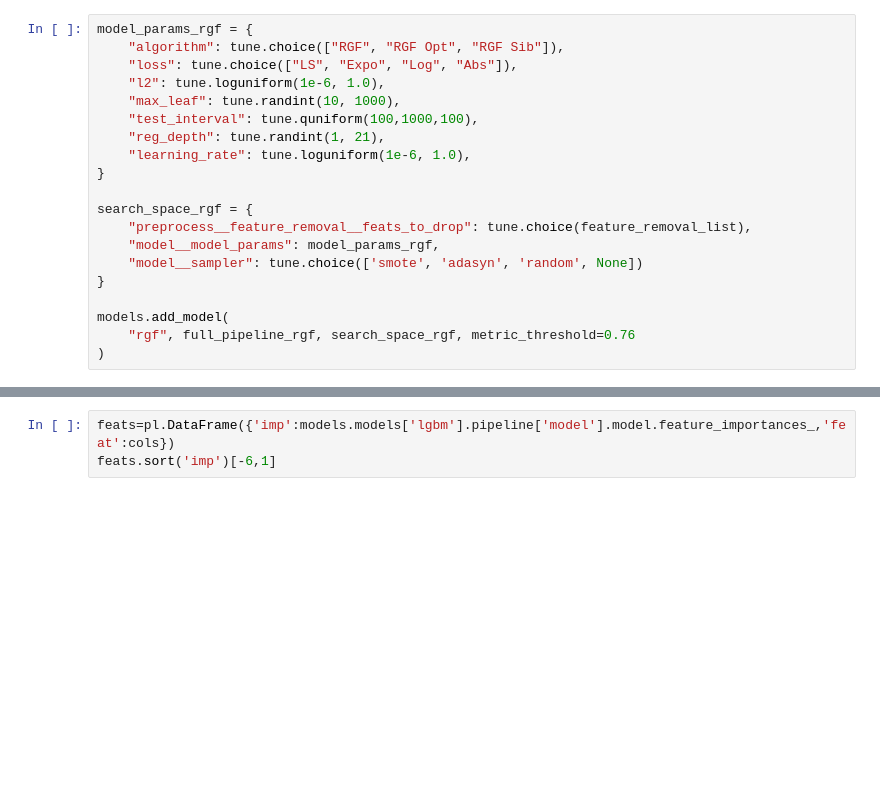
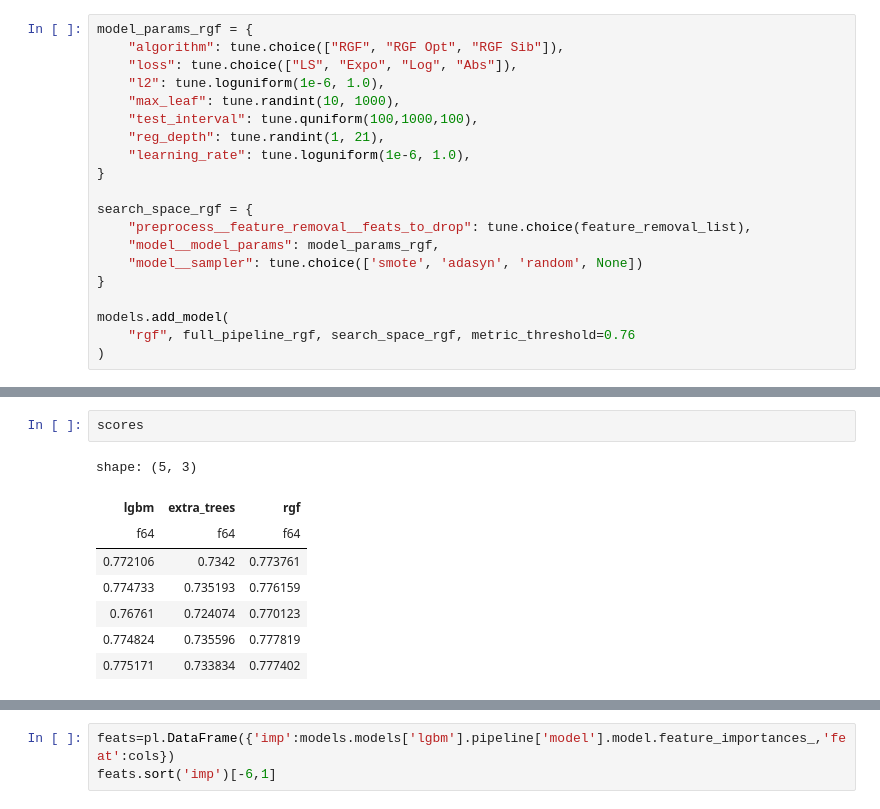
Before and after one commit to gediminas-skvarnavicius/home-credit-group-ml, a Jupyter notebook: model_1_difficulties.ipynb, the cells around one changed output, grey strips where cells are left out. Cells and saved outputs as stored; diff of their text form; blank space fills up the shorter version.

```diff
--- a/model_1_difficulties.ipynb
+++ b/model_1_difficulties.ipynb
@@ -332,0 +348,11 @@ Resume experiment with: Tuner.restore(path="/tmp/tune_results/lgbm", trainable=.
+# %%
+scores
+# %% [output]
+shape: (5, 3)
+| lgbm | extra_trees | rgf |
+| f64 | f64 | f64 |
+| 0.772106 | 0.7342 | 0.773761 |
+| 0.774733 | 0.735193 | 0.776159 |
+| 0.76761 | 0.724074 | 0.770123 |
+| 0.774824 | 0.735596 | 0.777819 |
+| 0.775171 | 0.733834 | 0.777402 |
```
Also changed, not shown: parts of 28 cells of this notebook, 1 other file.
